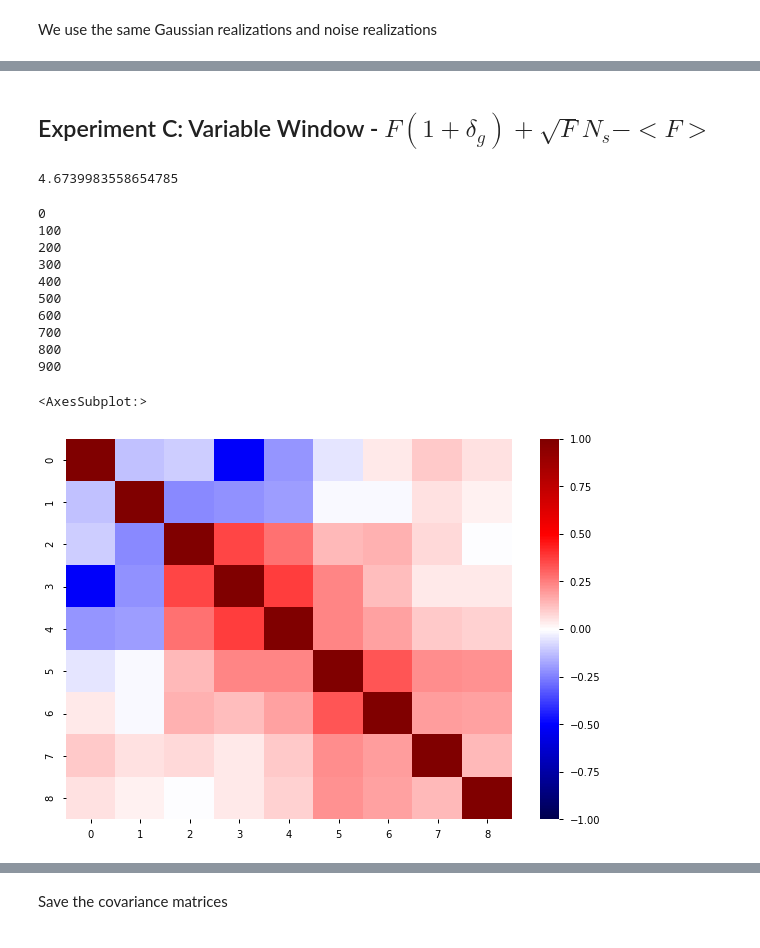
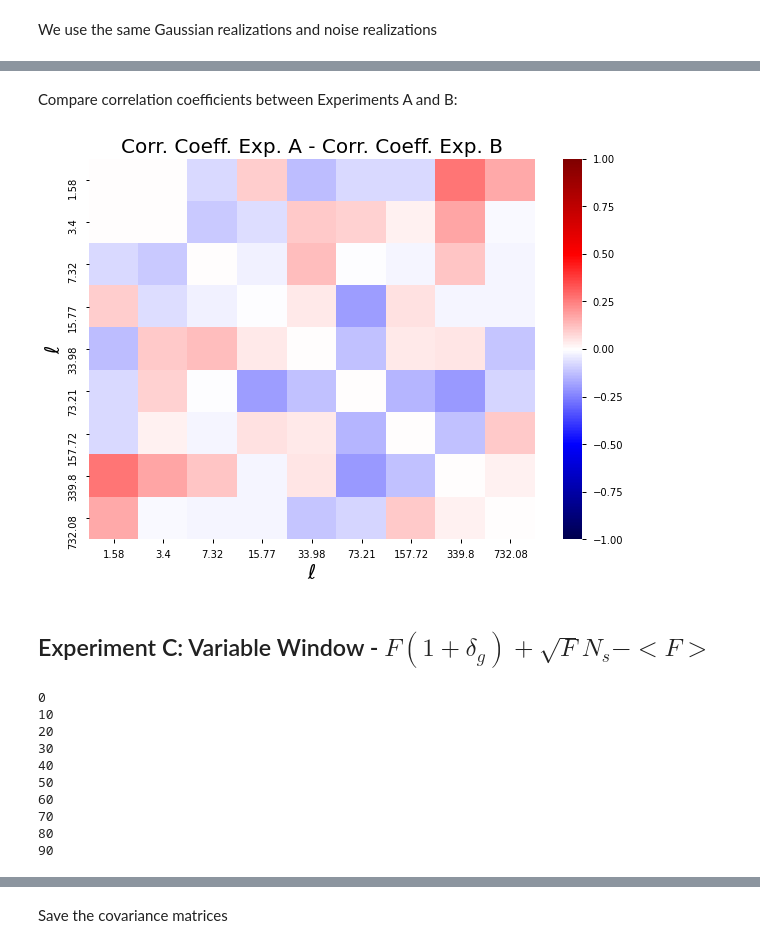
Before and after one commit to tanveerkarim/imaging-sys-covariance, a Jupyter notebook: notebooks/Cov_Matrix_Window.ipynb, the cells around one changed output, grey strips where cells are left out. Cells and saved outputs as stored; diff of their text form; code cells hidden in the pictures.

```diff
--- a/notebooks/Cov_Matrix_Window.ipynb
+++ b/notebooks/Cov_Matrix_Window.ipynb
@@ -381,53 +338,46 @@ sns.heatmap(covmat_B-covmat_A, cmap = 'seismic', vmin = -1, vmax = +1)
+# %% [markdown]
+Compare correlation coefficients between Experiments A and B:
+# %%
+heatmap_plot(corrcoeff_A - corrcoeff_B, 'Corr. Coeff. Exp. A - Corr. Coeff. Exp. B',
+             fsize, xticklabels=ticklabels,
+            yticklabels=ticklabels)
+# %% [output]
+[figure, added]
 # %% [markdown]
 ## Experiment C: Variable Window - $F (1 + \delta_g) + \sqrt{F} N_{s} - <F>$
-# %%
-start = time()
-cls_from_mock(cls_th = cls_elg_th, cls_shot_noise=cl_shot_noise, F = gs.fetch_window(np.random.randint(low = 0, high = 100)),
-              mask = mask, seed = 670, LMAX = LMAX, additive=Favg_map)
-runtime = time() - start
-print(runtime)
-# %% [output]
-4.6739983558654785
 # %%
-NMOCKS = 1000
 cls_obs_C = np.zeros((NMOCKS, LMAX))
+noise_window_C = np.zeros(NMOCKS)
 
 #calculate fsky
-fsky = np.sum(mask)/mask.shape[0]
+fsky_C = np.sum(mask)/mask.shape[0]
 
-#corrected for window noise and fsky
 for i in range(NMOCKS):
-    #call one of the 100 img systematics models
-    F = gs.fetch_window(np.random.randint(low = 0, high = 100))
+    tmpF = gs.fetch_window(i)
+
+    maskedMean = np.mean(tmpF[mask > 0]) #temp variable to store mean of each sel. func.
+    tmpF = tmpF/maskedMean #Renormalize map to <F> = 1; This is because Mehdi clipped extreme values so <F> != 1
 
     #calculate window noise
-    noise_window = np.mean(F)*1/nbar_sr
+    noise_window_C[i] = np.mean(tmpF)*1/nbar_sr
 
-    cls_obs_C[i] = (cls_from_mock(cls_th = cls_elg_th, cls_shot_noise=cl_shot_noise, F = F,
-              mask = mask, seed = 670 + 2*i, LMAX = LMAX, additive=Favg_map) - noise_window)/fsky
-    if((i % (100)) == 0):
+    cls_obs_C[i] = (cls_from_mock(cls_th = cls_elg_th, cls_shot_noise=cl_shot_noise, F = tmpF,
+              mask = mask, seed = 670 + 2*i, LMAX = LMAX, additive=Favg_map) - noise_window_C[i])/fsky_C
+    if((i % (10)) == 0):
         print(i)
 # %% [output]
 0
-100
-200
-300
-400
-500
-600
-700
-800
-900
+10
+20
+30
+40
+50
+60
+70
+80
+90
 # %%
 CLs_obs_C = np.zeros((NMOCKS, 9))
 
 for i in range(NMOCKS):
     ELL_mid, CLs_obs_C[i] = bin_mat(ell, cls_obs_C[i], ELL)
-# %%
-covmat_C = np.corrcoef(CLs_obs_C.T)
-
-plt.figure(figsize = fsize)
-sns.heatmap(covmat_C, cmap = 'seismic', vmin = -1, vmax = +1)
-# %% [output]
-<AxesSubplot:>
-[figure, removed]
```
Also changed, not shown: parts of 43 cells of this notebook.
